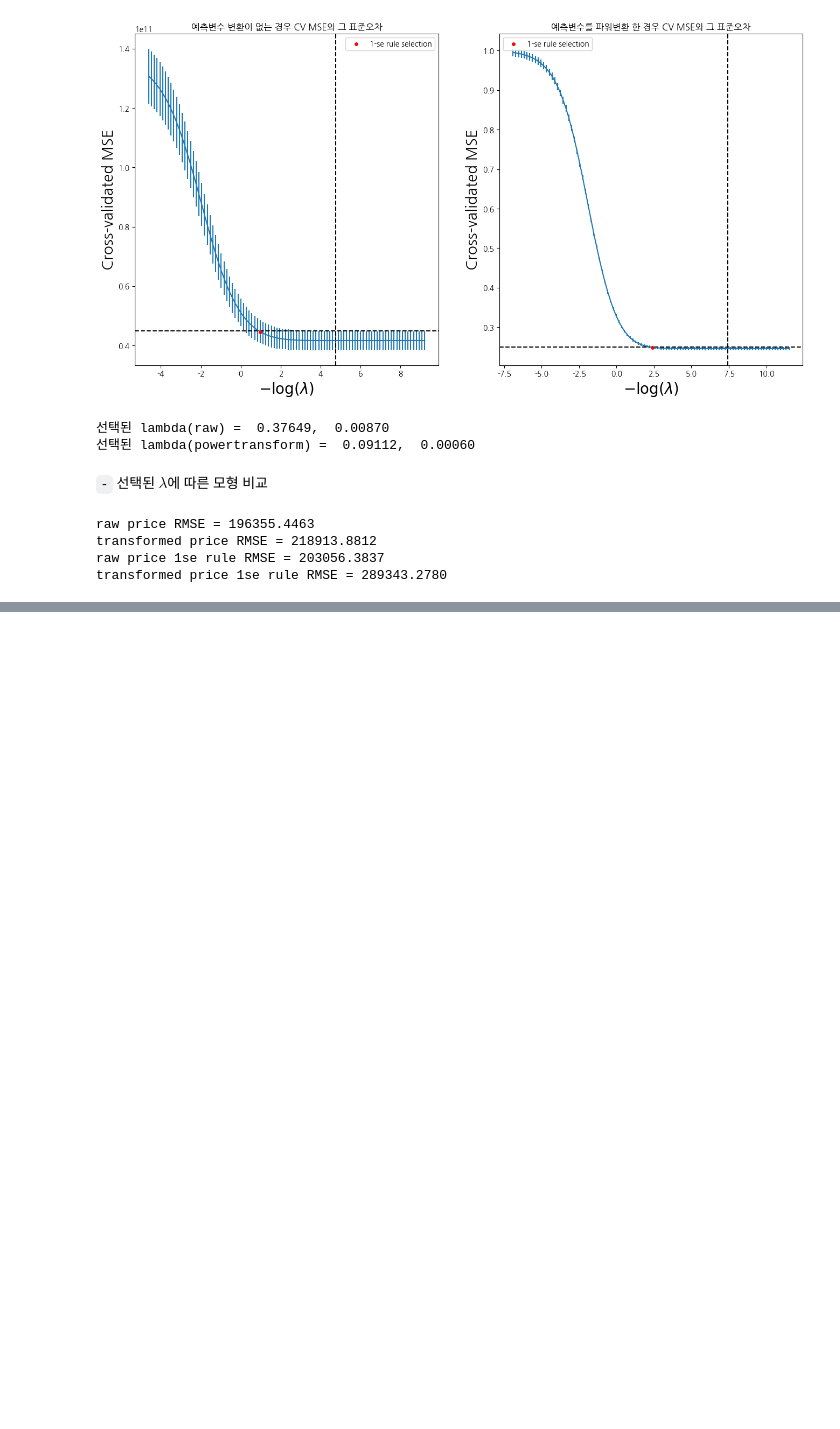
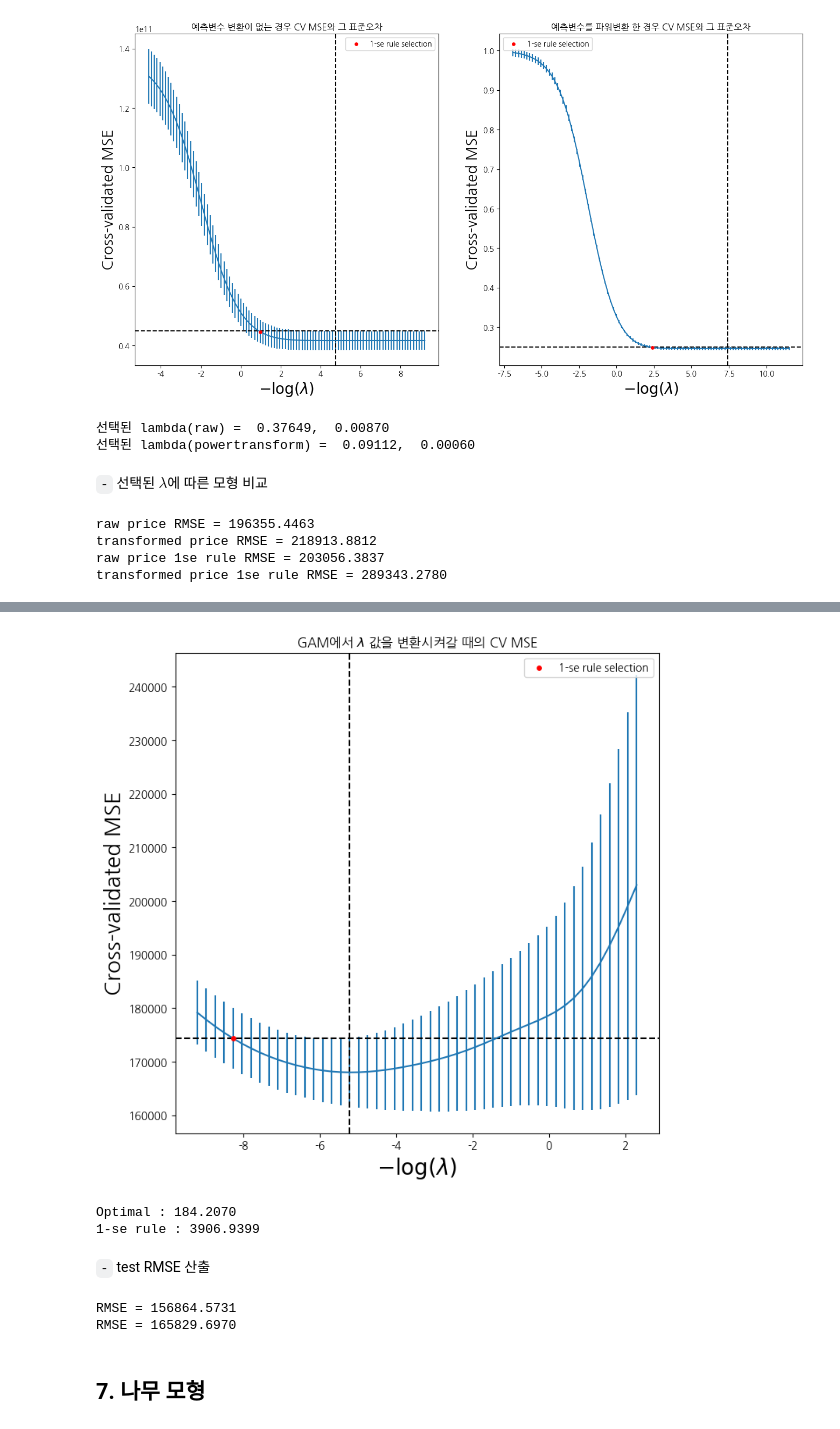
Before and after one commit to HollyRiver/ML2024, a Jupyter notebook: hw/기말 발표/기말 레포트 code.ipynb, the cells around one changed output, grey strips where cells are left out. Cells and saved outputs as stored; diff of their text form; code cells hidden in the pictures; blank space fills up the shorter version.

```diff
--- a/hw/기말 발표/기말 레포트 code.ipynb
+++ b/hw/기말 발표/기말 레포트 code.ipynb
@@ -398,0 +426,48 @@ transformed price 1se rule RMSE = 289343.2780
+# %%
+## optimized value
+indx = np.where(mean_scores == np.min(mean_scores))[0][0]
+min_mse = mean_scores[indx]
+min_std = std_scores[indx]
+simple_indx = np.max(np.where(mean_scores <= min_mse + min_std / np.sqrt(5)))
+
+## plotting
+fig, ax = plt.subplots(figsize=(8,8))
+ax.errorbar(-np.log(lams), mean_scores, yerr = std_scores/np.sqrt(5))
+ax.axvline(-np.log(lams[indx]), c='k', ls='--')
+ax.axhline(min_mse + min_std / np.sqrt(5), c = 'k', ls = '--')
+ax.set_xlabel('$-\log(\lambda)$', fontsize=20)
+ax.set_ylabel('Cross-validated MSE', fontsize=20)
+ax.scatter(-np.log(lams[simple_indx]), mean_scores[simple_indx],
+           color = "red", s = 15, label = "1-se rule selection", zorder = 5)
+ax.set_title(f"GAM에서 $\lambda$ 값을 변환시켜갈 때의 CV MSE")
+
+plt.legend()
+plt.show()
+
+## optimal lambda
+optim_lambda = lams[indx]
+optim_1se_lambda = lams[simple_indx]
+print(f"Optimal : {optim_lambda:.4f}")
+print(f"1-se rule : {optim_1se_lambda:.4f}")
+# %% [output]
+[figure, added]
+Optimal : 184.2070
+1-se rule : 3906.9399
+# %% [markdown]
+`-` test RMSE 산출
+# %%
+## test RMSE 산출
+gam = LinearGAM(lam = optim_lambda)
+gam.fit(X, y)
+scoring_dict["GAM"] = np.mean((yy - gam.predict(XX.to_numpy()))**2)**0.5
+print(f"RMSE = {np.mean((yy - gam.predict(XX.to_numpy()))**2)**0.5:.4f}")
+
+gam = LinearGAM(lam = optim_1se_lambda)
+gam.fit(X, y)
+scoring_dict["GAM with 1-se rule"] = np.mean((yy - gam.predict(XX.to_numpy()))**2)**0.5
+print(f"RMSE = {np.mean((yy - gam.predict(XX.to_numpy()))**2)**0.5:.4f}")
+# %% [output]
+RMSE = 156864.5731
+RMSE = 165829.6970
+# %% [markdown]
+## **7. 나무 모형**
```
Also changed, not shown: parts of 24 cells of this notebook, 9 other files.
